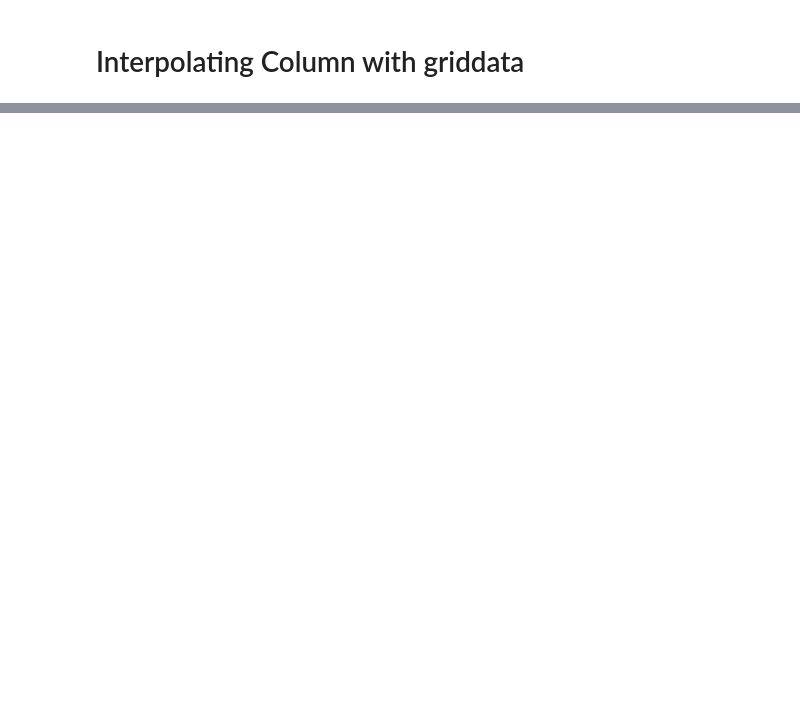
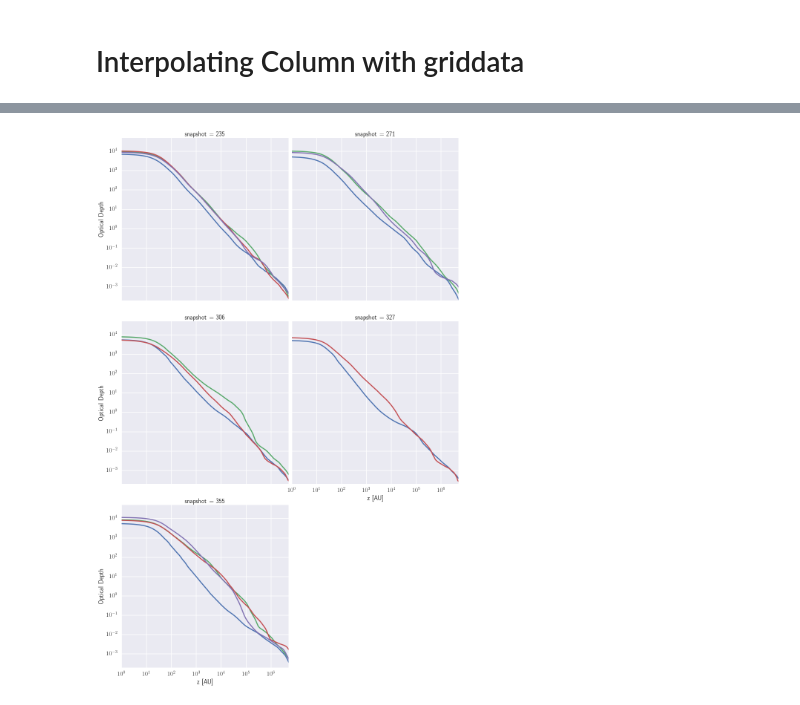
Before and after one commit to hummel/xray_notebooks, a Jupyter notebook: Column Density-Referee.ipynb, the cells around one changed output, grey strips where cells are left out. Cells and saved outputs as stored; diff of their text form; code cells hidden in the pictures; blank space fills up the shorter version.

```diff
--- a/Column Density-Referee.ipynb
+++ b/Column Density-Referee.ipynb
@@ -77,8 +124,9 @@ optical_depth = pd.DataFrame(optical_depth)
 # %%
 store = pd.HDFStore("/home/r900-4/jhummel/data/simdata/xrays/optical_depth_referee.hdf5")
 # %%
-store['particles'] = particles
-store['optical_depth'] = optical_depth
+#store['particles'] = particles
+#store['optical_depth'] = optical_depth
+optical_depth = store['optical_depth']
 # %%
 store.close()
 # %%
@@ -86,8 +152,10 @@ optical_depth[optical_depth['z'] == 0]
 # %%
-g = sns.FacetGrid(optical_depth, col='snapshot', hue='view', col_wrap=2)
+g = sns.FacetGrid(optical_depth, col='snapshot', hue='view', col_wrap=2, size=7)
 g.map(plt.loglog, 'z', 'tau')
 g.set(xlim=(1,5e6), ylim=(2e-4, 5e4))
 g.set_xlabels('z [AU]')
 g.set_ylabels('Optical Depth')
 g.fig.subplots_adjust(wspace=.02)
+# %% [output]
+[figure, added]
 # %%
```
Also changed, not shown: parts of 11 cells of this notebook.
